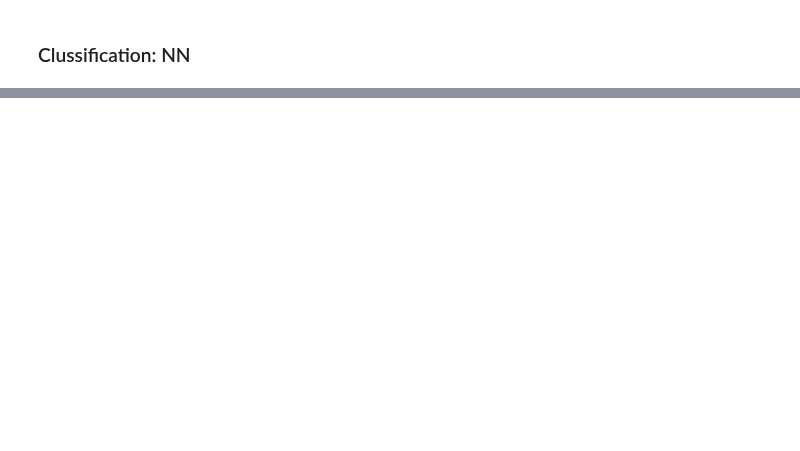
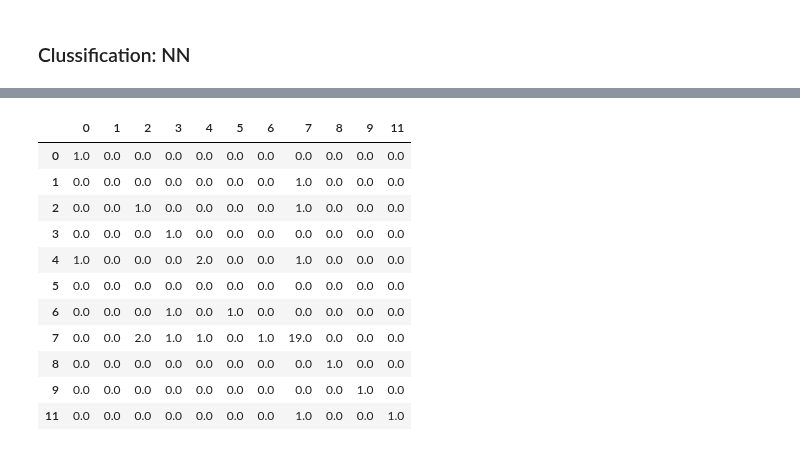
Before and after one commit to ASEDOS999/SearchScript, a Jupyter notebook: SemanticAnalysis/Experiments/TextsClusters/Clusterization.ipynb, the cells around one changed output, grey strips where cells are left out. Cells and saved outputs as stored; diff of their text form; code cells hidden in the pictures; blank space fills up the shorter version.

```diff
--- a/SemanticAnalysis/Experiments/TextsClusters/Clusterization.ipynb
+++ b/SemanticAnalysis/Experiments/TextsClusters/Clusterization.ipynb
@@ -517,11 +529,13 @@ import random
 random.shuffle(transformed_data)
 blocks, test =get_sets1(transformed_data, 1., 10)
 # %%
-def create_model(out, init = 'uniform', N = 1, act = 'tanh', shape = (300,), N_knots = 400):
+def create_model(out, init = 'uniform', N = 1, act = 'tanh', shape = (300,), N_knots = 400, with_dropout = False):
     model = keras.Sequential()
     model.add(keras.layers.Dense(N_knots, input_shape = shape, init = init, activation = act))
     for i in range(N-1):
         model.add(keras.layers.Dense(N_knots, init = init, activation = act))
+        if with_dropout:
+            model.add(Dropout(0.5))
     model.add(keras.layers.Dense(out, init = init, activation = 'softmax'))
     return model
 def get_xy(xy, N = 12):
@@ -538,14 +552,13 @@ f = lambda x: x
 x_train = f(x_train)
 x_test,y_test = get_xy(cur_test)
 x_test = f(x_test)
+model = create_model(12, N=1, N_knots = 1000, act= 'sigmoid', shape = (x_train.shape[1],), with_dropout = False)
 
-model = create_model(12, N=1, N_knots = 600, act= 'sigmoid', shape = (x_train.shape[1],))
-
-model.compile(loss = 'binary_crossentropy',
+model.compile(loss = 'categorical_crossentropy',
               optimizer = 'adam',
               metrics = ['accuracy'])
-model.fit(x_train, y_train,
-          batch_size = 10, nb_epoch = 30, verbose = 1,
+inform = model.fit(x_train, y_train,
+          batch_size = 10, nb_epoch = 100, verbose = 1,
           validation_data = (x_test,y_test))
 # %% [output]
 Train on 348 samples, validate on 39 samples
@@ -568,0 +581,17 @@ Epoch 30/30
+# %%
+res = model.predict(x_test)
+res = [(np.argmax(res[ind]), np.argmax(y_test[ind])) for ind,i in enumerate(y_test)]
+prec, recall, acc,D = metric(res, 13)
+new= dict()
+for key in prec.keys():
+    new[key] = (prec[key],recall[key])
+print('Accuracy', acc)
+keys = classes
+keys.sort()
+print('Key\tPrec\tRecall')
+mean_prec, mean_recall = 0, 0
+for key in keys:
+    mean_prec += new[key][0]
+    mean_recall += new[key][1]
+    print("%.f\t%.2f\t%.2f"%(key, prec[key],recall[key]))
+print("Mean\t%.2f\t%.2f"%(mean_prec/len(keys),mean_recall/len(keys)))
@@ -568,0 +613,19 @@ Epoch 30/30
+# %%
+D = D[keys].T[keys].T
+import pandas as pd
+pd.DataFrame(D,
+            columns = keys,
+            index = keys)
+# %% [output]
+|  | 0 | 1 | 2 | 3 | 4 | 5 | 6 | 7 | 8 | 9 | 11 |
+| 0 | 1.0 | 0.0 | 0.0 | 0.0 | 0.0 | 0.0 | 0.0 | 0.0 | 0.0 | 0.0 | 0.0 |
+| 1 | 0.0 | 0.0 | 0.0 | 0.0 | 0.0 | 0.0 | 0.0 | 1.0 | 0.0 | 0.0 | 0.0 |
+| 2 | 0.0 | 0.0 | 1.0 | 0.0 | 0.0 | 0.0 | 0.0 | 1.0 | 0.0 | 0.0 | 0.0 |
+| 3 | 0.0 | 0.0 | 0.0 | 1.0 | 0.0 | 0.0 | 0.0 | 0.0 | 0.0 | 0.0 | 0.0 |
+| 4 | 1.0 | 0.0 | 0.0 | 0.0 | 2.0 | 0.0 | 0.0 | 1.0 | 0.0 | 0.0 | 0.0 |
+| 5 | 0.0 | 0.0 | 0.0 | 0.0 | 0.0 | 0.0 | 0.0 | 0.0 | 0.0 | 0.0 | 0.0 |
+| 6 | 0.0 | 0.0 | 0.0 | 1.0 | 0.0 | 1.0 | 0.0 | 0.0 | 0.0 | 0.0 | 0.0 |
+| 7 | 0.0 | 0.0 | 2.0 | 1.0 | 1.0 | 0.0 | 1.0 | 19.0 | 0.0 | 0.0 | 0.0 |
+| 8 | 0.0 | 0.0 | 0.0 | 0.0 | 0.0 | 0.0 | 0.0 | 0.0 | 1.0 | 0.0 | 0.0 |
+| 9 | 0.0 | 0.0 | 0.0 | 0.0 | 0.0 | 0.0 | 0.0 | 0.0 | 0.0 | 1.0 | 0.0 |
+| 11 | 0.0 | 0.0 | 0.0 | 0.0 | 0.0 | 0.0 | 0.0 | 1.0 | 0.0 | 0.0 | 1.0 |
```
Also changed, not shown: parts of 10 cells of this notebook.
